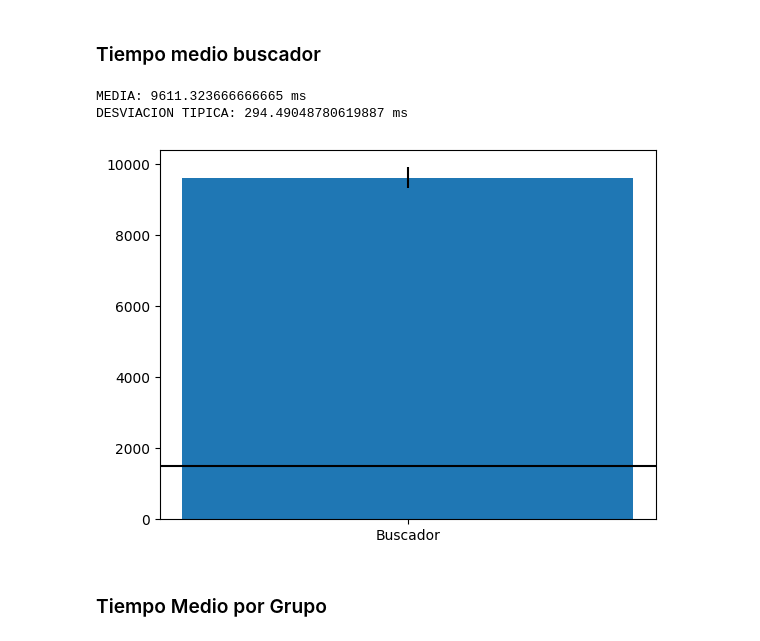
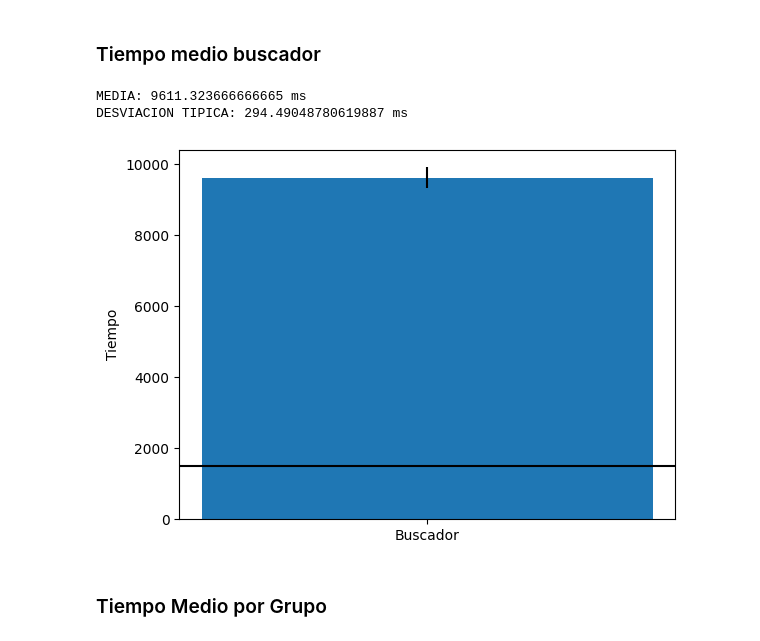
Before and after one commit to JavierBrenlla/pandas, a Jupyter notebook: rendimientobuscador.ipynb, the cells around one changed output. Cells and saved outputs as stored; diff of their text form; code cells hidden in the pictures.

```diff
--- a/rendimientobuscador.ipynb
+++ b/rendimientobuscador.ipynb
@@ -9,19 +9,20 @@ df = pd.read_csv("rendimientobuscador.csv")
 # %%
 from cProfile import label
 
 
 urls = df.groupby("URL").sum()
 
 print("MEDIA: " + str(urls.mean()["TIME"]) + " ms")
 print("DESVIACION TIPICA: " + str(urls.std()["TIME"]) + " ms")
 
 plt.bar("Buscador", urls.mean()["TIME"], yerr=urls.std()["TIME"])
 plt.axhline(y=1500, color='black', linestyle='-')
+plt.ylabel("Tiempo")
 plt.show()
 # %% [output]
 MEDIA: 9611.323666666665 ms
 DESVIACION TIPICA: 294.49048780619887 ms
-[figure, old version]
+[figure, new version]
 # %% [markdown]
 ### Tiempo Medio por Grupo
 # %%
```
Also changed, not shown: parts of 1 cell of this notebook, 1 other file.
